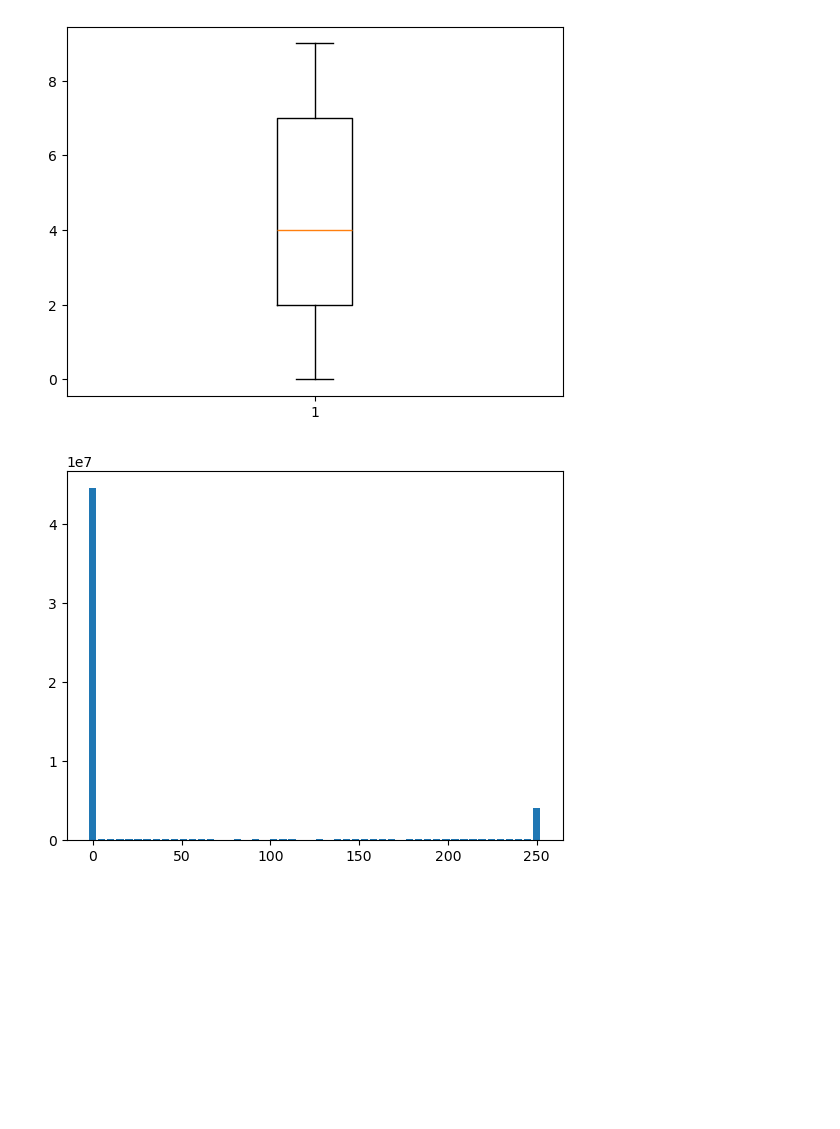
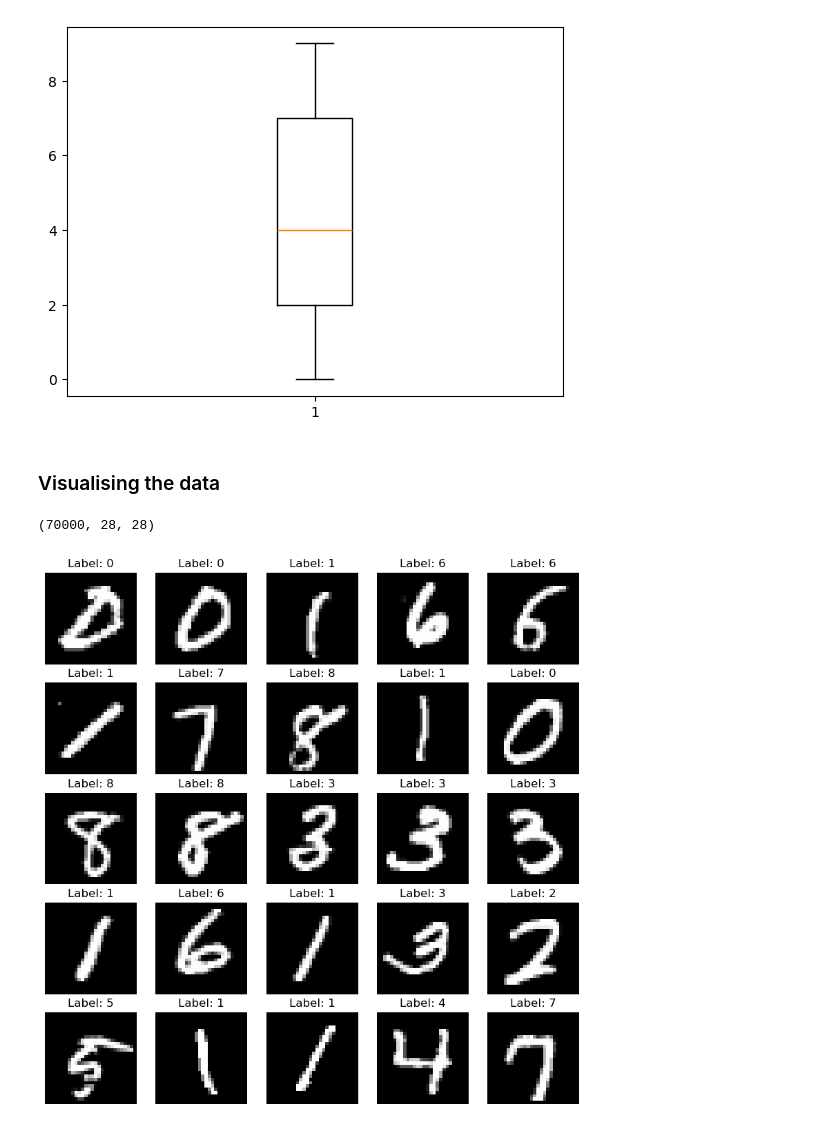
Before and after one commit to F-Fer/HOML-3_Exercises, a Jupyter notebook: MySolutions/Chapter-3/Chapter-3.ipynb, the cells around one changed output. Drawn from its saved outputs; the diff is of its cells as text; code cells hidden in the pictures; blank space fills up the shorter version.

```diff
--- a/MySolutions/Chapter-3/Chapter-3.ipynb
+++ b/MySolutions/Chapter-3/Chapter-3.ipynb
@@ -143,9 +147,26 @@ plt.boxplot(y_.astype(int))
 plt.show()
 # %% [output]
 [figure]
-# %%
-X_flattened = X_.flatten()
-plt.hist(X_flattened, bins=50, align="left", rwidth=0.8, )
-plt.show()
-# %% [output]
-[figure, removed]
+# %% [markdown]
+### Visualising the data
+# %%
+X_reshaped = np.asarray(X_).reshape(-1, 28, 28)
+print(X_reshaped.shape)
+# %% [output]
+(70000, 28, 28)
+# %%
+# Plotting random samples
+num_samples = 25
+
+np.random.seed(42)
+indices = np.random.randint(0, 70_000, num_samples)
+
+plt.figure(figsize=(10, 10))
+for i, idx in enumerate(indices):
+    plt.subplot(5, 5, i+1)
+    plt.imshow(X_reshaped[idx], cmap="gray")
+    plt.title(f"Label: {y[idx]}")
+    plt.axis("off")
+plt.show()
+# %% [output]
+[figure, added]
```
Also changed, not shown: parts of 12 cells of this notebook.
